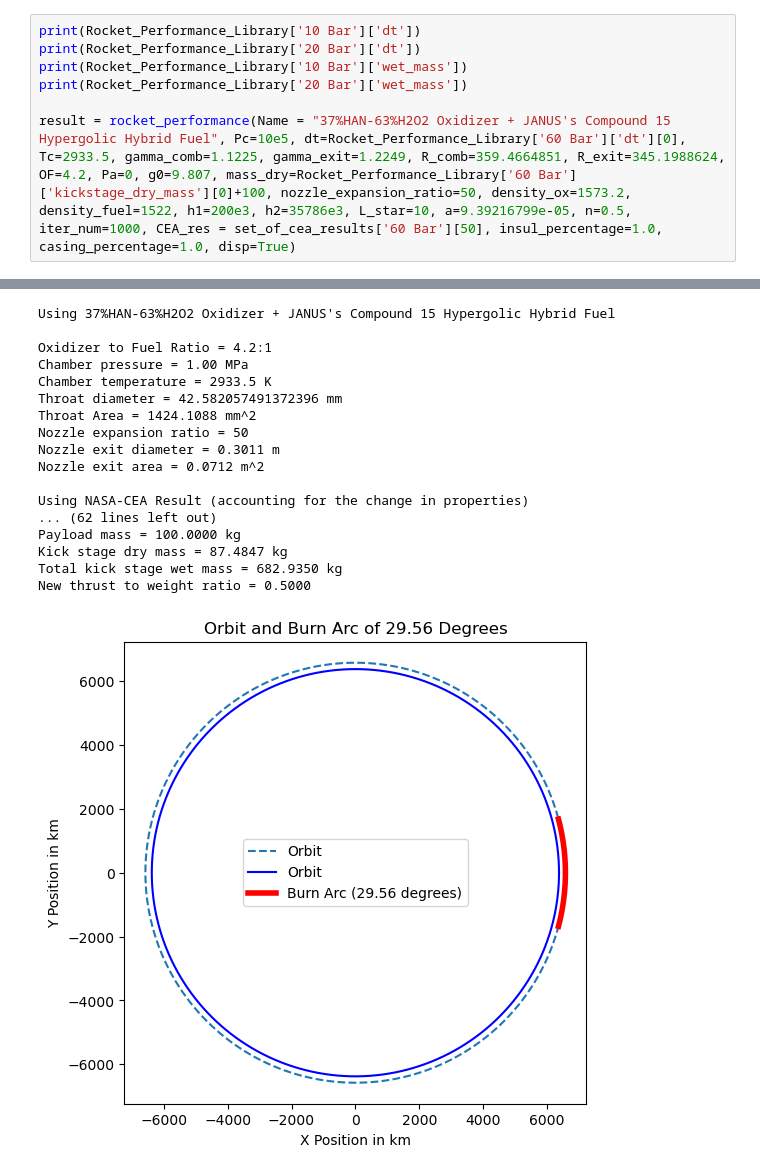
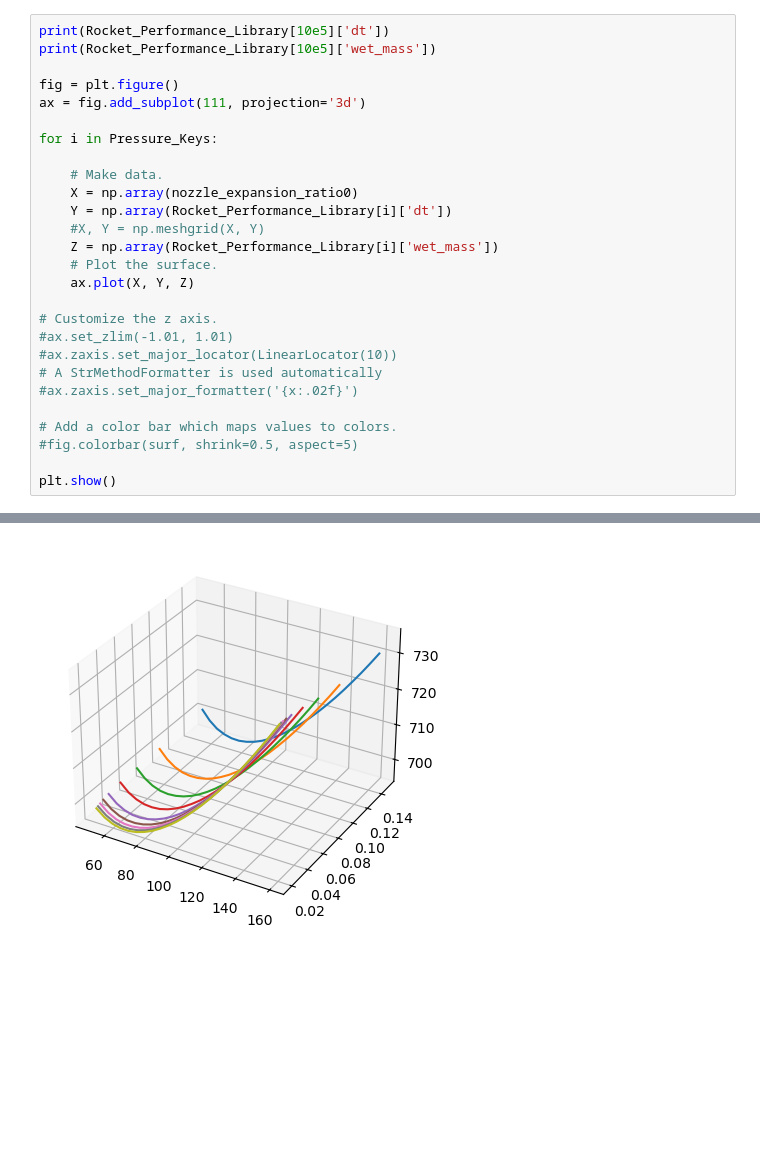
Before and after one commit to krainrpmt/Senior-Project-Electric-Turbopump, a Jupyter notebook: Pump Specification Calculator.ipynb, the cells around one changed output, grey strips where cells are left out. Drawn from its saved outputs; the diff is of its cells as text; blank space fills up the shorter version.

```diff
--- a/Pump Specification Calculator.ipynb
+++ b/Pump Specification Calculator.ipynb
@@ -692,8 +834,28 @@ print(Rocket_Performance_Library)
 # %%
-print(Rocket_Performance_Library['10 Bar']['dt'])
-print(Rocket_Performance_Library['20 Bar']['dt'])
-print(Rocket_Performance_Library['10 Bar']['wet_mass'])
-print(Rocket_Performance_Library['20 Bar']['wet_mass'])
+print(Rocket_Performance_Library[10e5]['dt'])
+print(Rocket_Performance_Library[10e5]['wet_mass'])
 
-result = rocket_performance(Name = "37%HAN-63%H2O2 Oxidizer + JANUS's Compound 15 Hypergolic Hybrid Fuel", Pc=10e5, dt=Rocket_Performance_Library['60 Bar']['dt'][0], Tc=2933.5, gamma_comb=1.1225, gamma_exit=1.2249, R_comb=359.4664851, R_exit=345.1988624, OF=4.2, Pa=0, g0=9.807, mass_dry=Rocket_Performance_Library['60 Bar']['kickstage_dry_mass'][0]+100, nozzle_expansion_ratio=50, density_ox=1573.2, density_fuel=1522, h1=200e3, h2=35786e3, L_star=10, a=9.39216799e-05, n=0.5, iter_num=1000, CEA_res = set_of_cea_results['60 Bar'][50], insul_percentage=1.0, casing_percentage=1.0, disp=True)
+fig = plt.figure()
+ax = fig.add_subplot(111, projection='3d')
+
+for i in Pressure_Keys:
+
+    # Make data.
+    X = np.array(nozzle_expansion_ratio0)
+    Y = np.array(Rocket_Performance_Library[i]['dt'])
+    #X, Y = np.meshgrid(X, Y)
+    Z = np.array(Rocket_Performance_Library[i]['wet_mass'])
+    # Plot the surface.
+    ax.plot(X, Y, Z)
+
+# Customize the z axis.
+#ax.set_zlim(-1.01, 1.01)
+#ax.zaxis.set_major_locator(LinearLocator(10))
+# A StrMethodFormatter is used automatically
+#ax.zaxis.set_major_formatter('{x:.02f}')
+
+# Add a color bar which maps values to colors.
+#fig.colorbar(surf, shrink=0.5, aspect=5)
+
+plt.show()
 # %% [output]
@@ -704,18 +864 @@ result = rocket_performance(Name = "37%HAN-63%H2O2 Oxidizer + JANUS's Compound 1
-Using 37%HAN-63%H2O2 Oxidizer + JANUS's Compound 15 Hypergolic Hybrid Fuel
-
-Oxidizer to Fuel Ratio = 4.2:1
-Chamber pressure = 1.00 MPa
-Chamber temperature = 2933.5 K
-Throat diameter = 42.582057491372396 mm
-Throat Area = 1424.1088 mm^2
-Nozzle expansion ratio = 50
-Nozzle exit diameter = 0.3011 m
-Nozzle exit area = 0.0712 m^2
-
-Using NASA-CEA Result (accounting for the change in properties)
-... (62 lines left out)
-Payload mass = 100.0000 kg
-Kick stage dry mass = 87.4847 kg
-Total kick stage wet mass = 682.9350 kg
-New thrust to weight ratio = 0.5000
-[figure, old version]
+[figure, new version]
```
Also changed, not shown: parts of 6 cells of this notebook, 2 other files.
